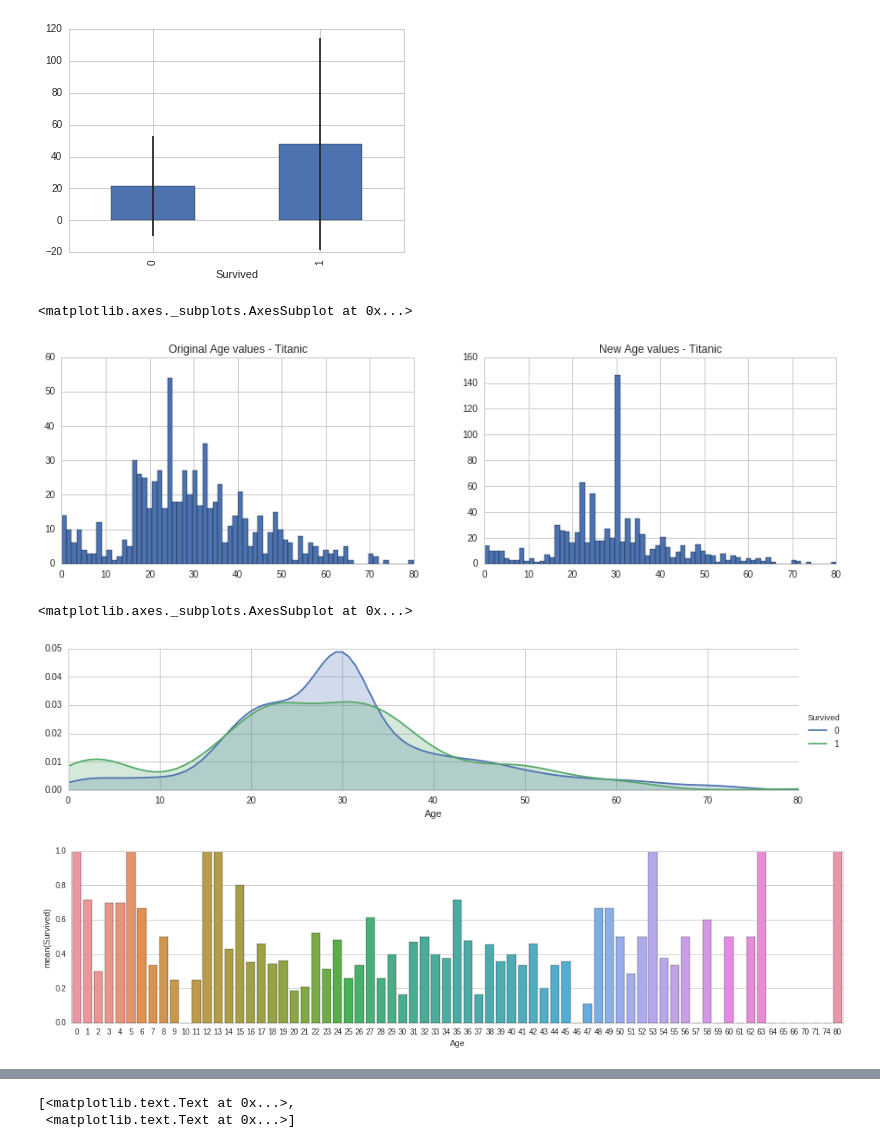
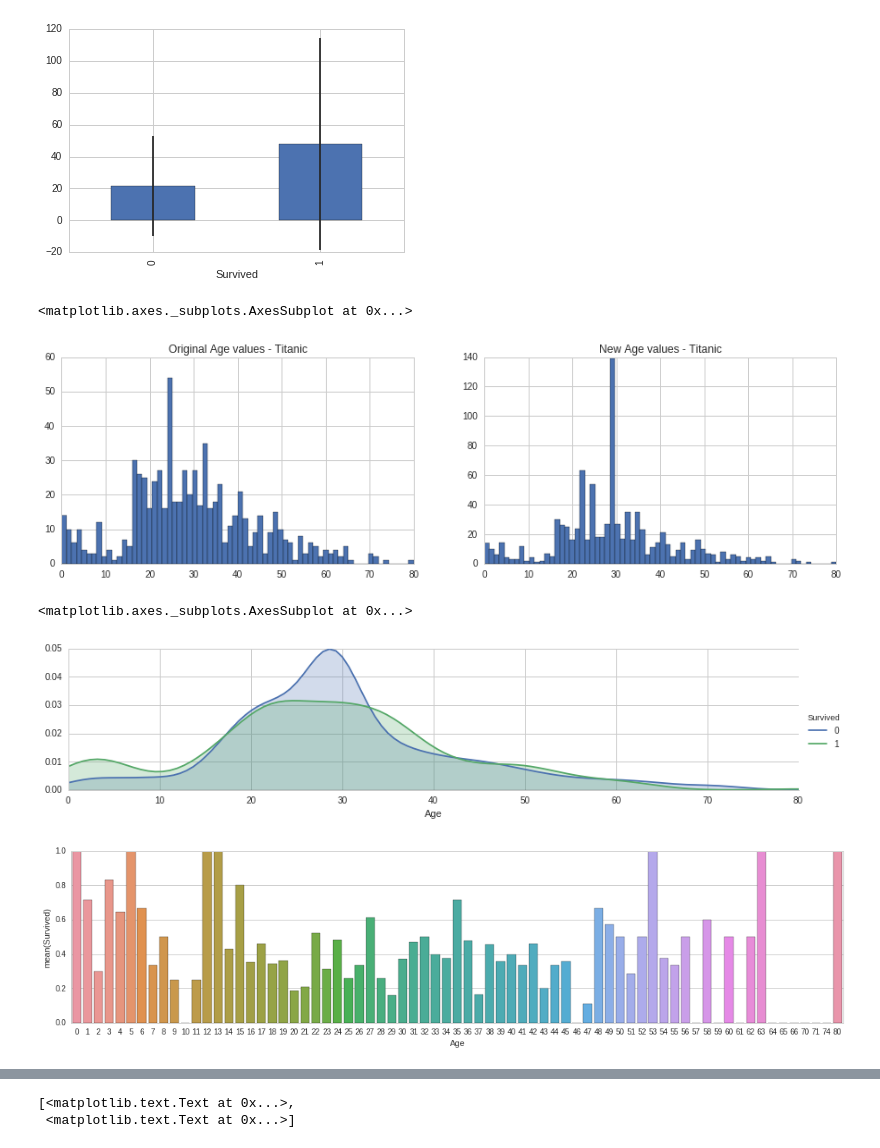
Before and after one commit to noogakl81/TitanicSeattleIceberg, a Jupyter notebook: scripts/TitanicFeatureParsingAndTransformation.ipynb, the cells around one changed output, grey strips where cells are left out. Drawn from its saved outputs; the diff is of its cells as text; code cells hidden in the pictures.

```diff
--- a/scripts/TitanicFeatureParsingAndTransformation.ipynb
+++ b/scripts/TitanicFeatureParsingAndTransformation.ipynb
@@ -168,68 +169,54 @@ avgerage_fare.plot(yerr=std_fare,kind='bar',legend=False)
 # %%
 # Age
 
 fig, (axis1,axis2) = plt.subplots(1,2,figsize=(15,4))
 axis1.set_title('Original Age values - Titanic')
 axis2.set_title('New Age values - Titanic')
 
 # axis3.set_title('Original Age values - Test')
 # axis4.set_title('New Age values - Test')
 
 titanic_df['Age'].dropna().astype(int).hist(bins=70, ax=axis1)
 
-median_age_mr_train = titanic_df[titanic_df['Mr']==1]['Age'].median()
-median_age_mr_test = test_df[test_df['Mr']==1]['Age'].median()
+median_age_mr = pd.concat([titanic_df[titanic_df['Mr']==1],test_df[test_df['Mr']==1]])['Age'].median()
+titanic_df.loc[(titanic_df['Mr']==1) & (np.isnan(titanic_df["Age"])),"Age"] = median_age_mr
+test_df.loc[(test_df['Mr']==1) & (np.isnan(test_df["Age"])),"Age"] = median_age_mr
 
-titanic_df.loc[(titanic_df['Mr']==1) & (np.isnan(titanic_df["Age"])),"Age"] = median_age_mr_train
-test_df.loc[(test_df['Mr']==1) & (np.isnan(test_df["Age"])),"Age"] = median_age_mr_test
+median_age_miss = pd.concat([titanic_df[titanic_df['Miss']==1],test_df[test_df['Miss']==1]])['Age'].median()
+titanic_df.loc[(titanic_df['Miss']==1) & (np.isnan(titanic_df["Age"])),"Age"] = median_age_miss
+test_df.loc[(test_df['Miss']==1) & (np.isnan(test_df["Age"])),"Age"] = median_age_miss
 
-median_age_miss_train = titanic_df[titanic_df['Miss']==1]['Age'].median()
-median_age_miss_test = test_df[test_df['Miss']==1]['Age'].median()
+median_age_mrs = pd.concat([titanic_df[titanic_df['Mrs']==1],test_df[test_df['Mrs']==1]])['Age'].median()
+titanic_df.loc[(titanic_df['Mrs']==1) & (np.isnan(titanic_df["Age"])),"Age"] = median_age_mrs
+test_df.loc[(test_df['Mrs']==1) & (np.isnan(test_df["Age"])),"Age"] = median_age_mrs
 
-titanic_df.loc[(titanic_df['Miss']==1) & (np.isnan(titanic_df["Age"])),"Age"] = median_age_miss_train
-test_df.loc[(test_df['Miss']==1) & (np.isnan(test_df["Age"])),"Age"] = median_age_miss_test
+median_age_rev = pd.concat([titanic_df[titanic_df['Rev']==1],test_df[test_df['Rev']==1]])['Age'].median()
+titanic_df.loc[(titanic_df['Rev']==1) & np.isnan(titanic_df["Age"]),"Age"] = median_age_rev
+test_df.loc[(test_df['Rev']==1) & (np.isnan(test_df["Age"])),"Age"] = median_age_rev
 
-median_age_mrs_train = titanic_df[titanic_df['Mrs']==1]['Age'].median()
-median_age_mrs_test = test_df[test_df['Mrs']==1]['Age'].median()
+median_age_dr = pd.concat([titanic_df[titanic_df['Dr']==1],test_df[test_df['Dr']==1]])['Age'].median()
+titanic_df.loc[(titanic_df['Dr']==1) & (np.isnan(titanic_df["Age"])),"Age"] = median_age_dr
+test_df.loc[(test_df['Dr']==1) & (np.isnan(test_df["Age"])),"Age"] = median_age_dr
 
-titanic_df.loc[(titanic_df['Mrs']==1) & (np.isnan(titanic_df["Age"])),"Age"] = median_age_mrs_train
-test_df.loc[(test_df['Mrs']==1) & (np.isnan(test_df["Age"])),"Age"] = median_age_mrs_test
+median_age_mil = pd.concat([titanic_df[titanic_df['Mil']==1],test_df[test_df['Mil']==1]])['Age'].median()
+titanic_df.loc[(titanic_df['Mil']==1) & (np.isnan(titanic_df["Age"])),"Age"] = median_age_mil
+test_df.loc[(test_df['Mil']==1) & (np.isnan(test_df["Age"])),"Age"] = median_age_mil
 
-median_age_rev_train = titanic_df[titanic_df['Rev']==1]['Age'].median()
-median_age_rev_test = test_df[test_df['Rev']==1]['Age'].median()
-
-titanic_df.loc[(titanic_df['Rev']==1) & np.isnan(titanic_df["Age"]),"Age"] = median_age_rev_train
-test_df.loc[(test_df['Rev']==1) & (np.isnan(test_df["Age"])),"Age"] = median_age_rev_test
-
-median_age_dr_train = titanic_df[titanic_df['Dr']==1]['Age'].median()
-median_age_dr_test = test_df[test_df['Dr']==1]['Age'].median()
-
-titanic_df.loc[(titanic_df['Dr']==1) & (np.isnan(titanic_df["Age"])),"Age"] = median_age_dr_train
-test_df.loc[(test_df['Dr']==1) & (np.isnan(test_df["Age"])),"Age"] = median_age_dr_test
-
-median_age_mil_train = titanic_df[titanic_df['Mil']==1]['Age'].median()
-median_age_mil_test = test_df[test_df['Mil']==1]['Age'].median()
-
-titanic_df.loc[(titanic_df['Mil']==1) & (np.isnan(titanic_df["Age"])),"Age"] = median_age_mil_train
-test_df.loc[(test_df['Mil']==1) & (np.isnan(test_df["Age"])),"Age"] = median_age_mil_test
-
-median_age_master_train = titanic_df[titanic_df['Master']==1]['Age'].median()
-median_age_master_test = test_df[test_df['Master']==1]['Age'].median()
-
-titanic_df.loc[(titanic_df['Master']==1) & (np.isnan(titanic_df["Age"])),"Age"] = median_age_master_train
-test_df.loc[(test_df['Master']==1) & (np.isnan(test_df["Age"])),"Age"] = median_age_master_test
+median_age_master = pd.concat([titanic_df[titanic_df['Master']==1],test_df[test_df['Master']==1]])['Age'].median()
+titanic_df.loc[(titanic_df['Master']==1) & (np.isnan(titanic_df["Age"])),"Age"] = median_age_master
+test_df.loc[(test_df['Master']==1) & (np.isnan(test_df["Age"])),"Age"] = median_age_master
 
 # convert from float to int
 #print titanic_df['Age']
 titanic_df['Age'] = titanic_df['Age'].astype(int)
 test_df['Age']    = test_df['Age'].astype(int)
 
 # plot new Age Values
 titanic_df['Age'].hist(bins=70, ax=axis2)
 # test_df['Age'].hist(bins=70, ax=axis4)
 # %% [output]
 <matplotlib.axes._subplots.AxesSubplot at 0x...>
-[figure, old version]
+[figure, new version]
 # %%
 # .... continue with plot Age column
 
@@ -245,6 +232,6 @@ average_age = titanic_df[["Age", "Survived"]].groupby(['Age'],as_index=False).me
 sns.barplot(x='Age', y='Survived', data=average_age)
 # %% [output]
 <matplotlib.axes._subplots.AxesSubplot at 0x...>
-[figure, old version]
+[figure, new version]
-[figure, old version]
+[figure, new version]
 # %%
```
Also changed, not shown: parts of 4 cells of this notebook.
